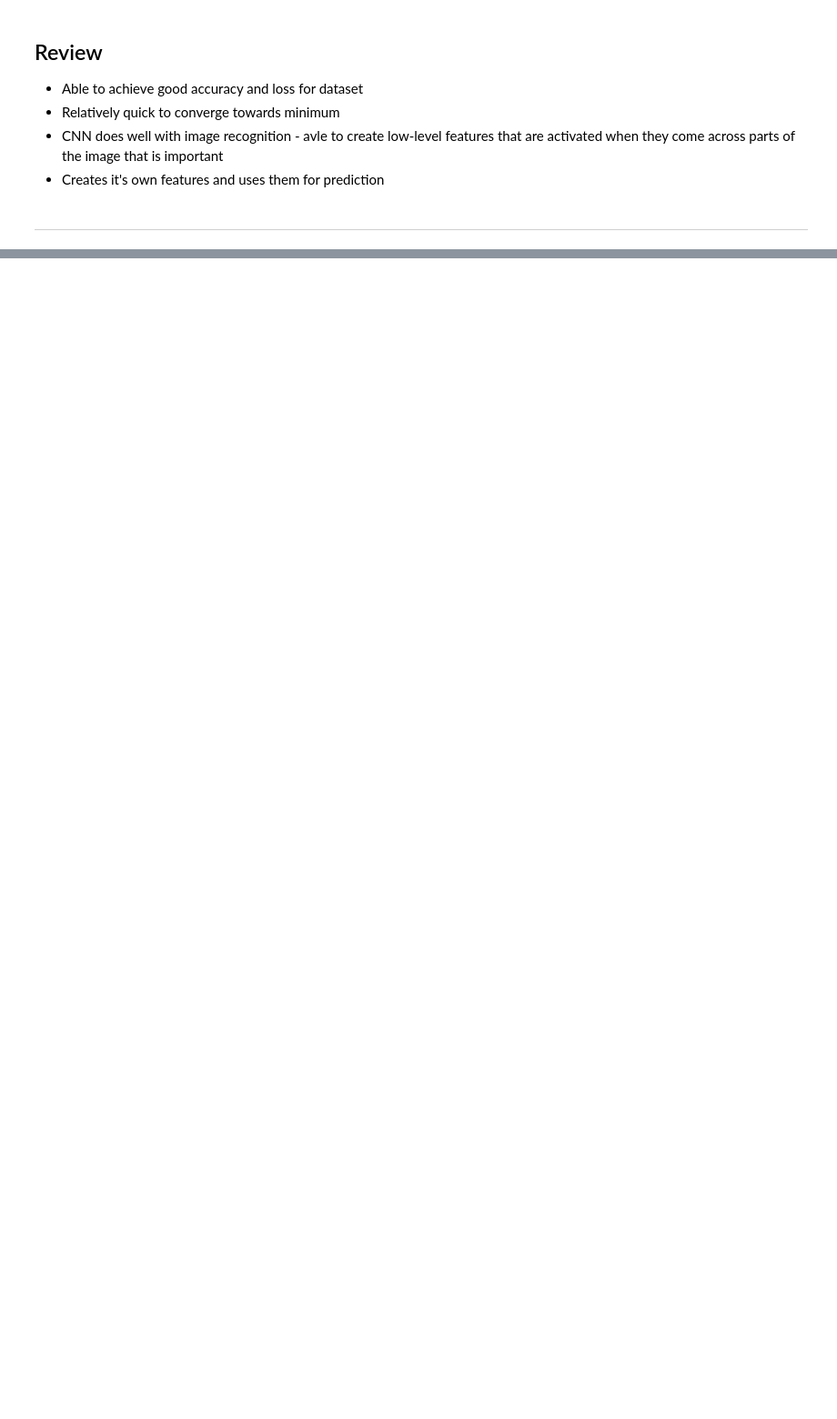
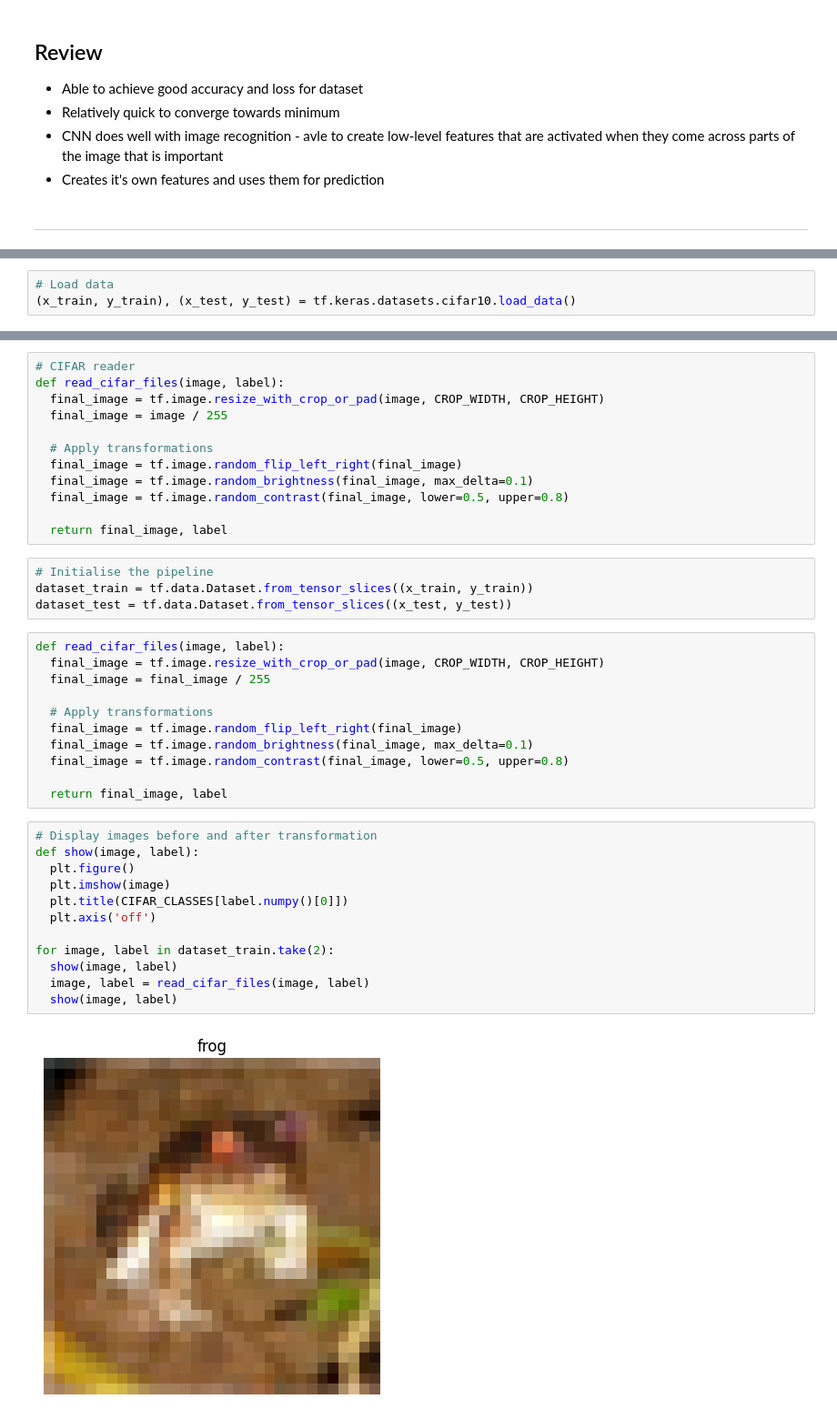
Before and after one commit to minimartzz/tensorflow-cookbook, a Jupyter notebook: ch8 convolutional nn/intro_to_cnn.ipynb, the cells around one changed output, grey strips where cells are left out. Shown at 91% size. Drawn from its saved outputs; the diff is of its cells as text; blank space fills up the shorter version.

```diff
--- a/ch8 convolutional nn/intro_to_cnn.ipynb
+++ b/ch8 convolutional nn/intro_to_cnn.ipynb
@@ -261,0 +305,3 @@ plt.show()
+# %%
+# Load data
+(x_train, y_train), (x_test, y_test) = tf.keras.datasets.cifar10.load_data()
@@ -261,0 +311,41 @@ plt.show()
+# %%
+# CIFAR reader
+def read_cifar_files(image, label):
+  final_image = tf.image.resize_with_crop_or_pad(image, CROP_WIDTH, CROP_HEIGHT)
+  final_image = image / 255
+
+  # Apply transformations
+  final_image = tf.image.random_flip_left_right(final_image)
+  final_image = tf.image.random_brightness(final_image, max_delta=0.1)
+  final_image = tf.image.random_contrast(final_image, lower=0.5, upper=0.8)
+
+  return final_image, label
+# %%
+# Initialise the pipeline
+dataset_train = tf.data.Dataset.from_tensor_slices((x_train, y_train))
+dataset_test = tf.data.Dataset.from_tensor_slices((x_test, y_test))
+# %%
+def read_cifar_files(image, label):
+  final_image = tf.image.resize_with_crop_or_pad(image, CROP_WIDTH, CROP_HEIGHT)
+  final_image = final_image / 255
+
+  # Apply transformations
+  final_image = tf.image.random_flip_left_right(final_image)
+  final_image = tf.image.random_brightness(final_image, max_delta=0.1)
+  final_image = tf.image.random_contrast(final_image, lower=0.5, upper=0.8)
+
+  return final_image, label
+# %%
+# Display images before and after transformation
+def show(image, label):
+  plt.figure()
+  plt.imshow(image)
+  plt.title(CIFAR_CLASSES[label.numpy()[0]])
+  plt.axis('off')
+
+for image, label in dataset_train.take(2):
+  show(image, label)
+  image, label = read_cifar_files(image, label)
+  show(image, label)
+# %% [output]
+[figure, added]
```
Also changed, not shown: parts of 26 cells of this notebook, 3 other files.
